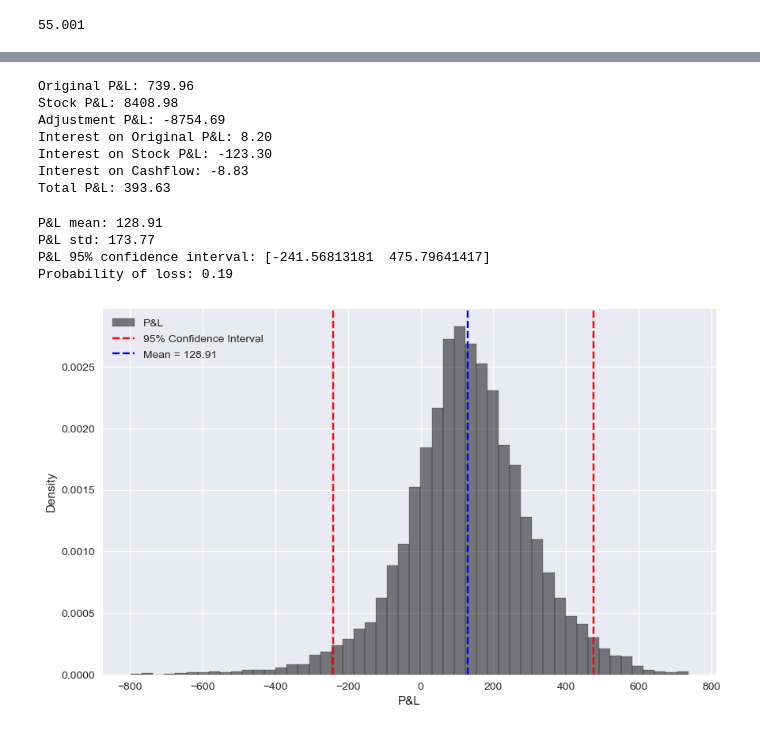
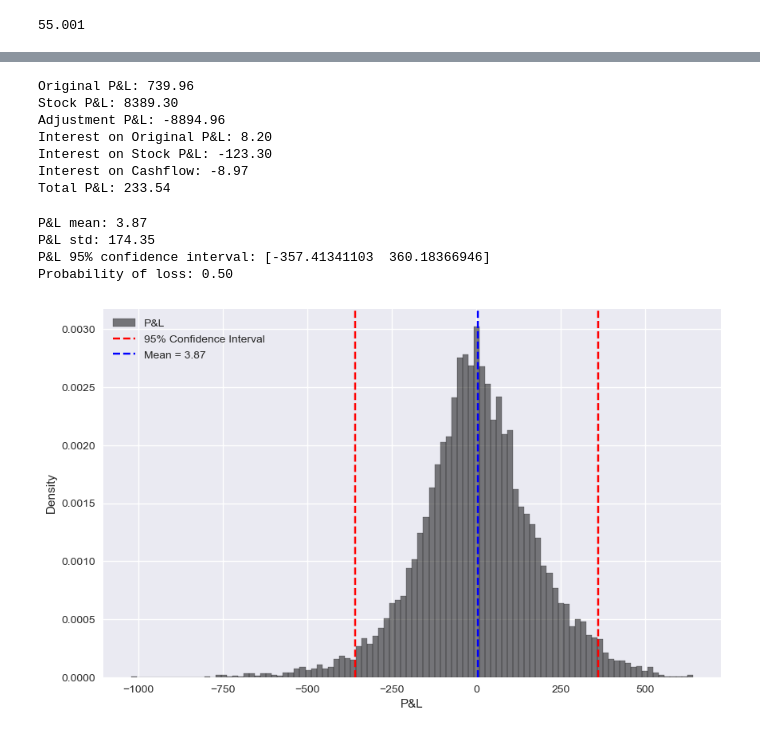
Before and after one commit to mikeal888/Hedging_API, a Jupyter notebook: delta_hedging.ipynb, the cells around one changed output, grey strips where cells are left out. Cells and saved outputs as stored; diff of their text form; code cells hidden in the pictures.

```diff
--- a/delta_hedging.ipynb
+++ b/delta_hedging.ipynb
@@ -174,6 +173,7 @@ def MonteCarloPandL(N, S0, K, t, dtau, r, mu, vol_implied, vol_realised, option_
     -------
     PnL: array_like
         Profit and loss of the portfolio
+
     '''
 
     # Compute stock price evolution
@@ -191,7 +191,7 @@ def MonteCarloPandL(N, S0, K, t, dtau, r, mu, vol_implied, vol_realised, option_
     d_delta = np.diff(deltat, axis=1)
 
     # Compute P&L on option
-    option_PandL = 100*(Ct[:, 0])
+    option_premium = 100*(Ct[:, 0])
     option_interest = 100*Ct[:, 0] * r * t[-1]
 
     # compute cashfolow adjustments for delta hedging
@@ -199,14 +199,17 @@ def MonteCarloPandL(N, S0, K, t, dtau, r, mu, vol_implied, vol_realised, option_
     cashflow_interest = cashflow*r*t[-1]
 
     # Compute profit and loss on stocks hedge
-    stock_PandL = dr*(K * deltat[:, -1] - deltat[:, 0] * St[:, 0])
+    stock_PandL = (K * deltat[:, -1] - deltat[:, 0] * St[:, 0])
+
+    # interest on intial stock borrowed from the Money market
+    stock_interest = -deltat[:, 0] * St[:, 0] * r * t[-1]
 
     # Sum all P&L
-    total_cashflow = option_PandL + cashflow + stock_PandL
-    total_interest = option_interest + cashflow_interest
+    total_cashflow = option_premium + cashflow + stock_PandL
+    total_interest = option_interest + cashflow_interest + stock_interest
 
     # Return total P&L
-    return total_cashflow + total_interest
+    return total_cashflow + total_interest, St
 # %%
 N = 1
 
@@ -286,7 +291,8 @@ cashflow = df['Adjustment Cashflow'].sum()
 cashflow_interest = df['Interest on Adjustment'].sum()
 
 # original stock p and l
-stock_panl =  - (dr*K * df['Delta'].values[-1] - df['Stock Price'].values[0] * df['Delta'].values[0])
+stock_panl =  - (K * df['Delta'].values[-1] - df['Stock Price'].values[0] * df['Delta'].values[0])
+# stock_panl = -df['Delta'].values[0] *( df['Stock Price'].values[-1] -  df['Stock Price'].values[0])
 stock_interest = (df['Delta'].values[0])*(S0) * r_t*tau_trading
 
 total_cashflow = PandL + cashflow + stock_panl
@@ -304,14 +310,14 @@ print(f'Interest on Cashflow: {cashflow_interest:.2f}')
 print(f'Total P&L: {total:.2f}')
 # %% [output]
 Original P&L: 739.96
-Stock P&L: 8408.98
-Adjustment P&L: -8754.69
+Stock P&L: 8389.30
+Adjustment P&L: -8894.96
 Interest on Original P&L: 8.20
 Interest on Stock P&L: -123.30
-Interest on Cashflow: -8.83
-Total P&L: 393.63
+Interest on Cashflow: -8.97
+Total P&L: 233.54
 # %%
-PanL = MonteCarloPandL(10000, S0, K, t, dtau, r_t, 0.00, vol, vol, option_type='call')
+PanL, St = MonteCarloPandL(10000, S0, S0, t, dtau, r_t, 0.00, vol, vol, option_type='call')
 
 # Compute mean and standard deviation of P&L
 mean = PanL.mean()
@@ -328,24 +334,24 @@ print(f'P&L std: {std:.2f}')
 print(f'P&L 95% confidence interval: {conf_int}')
 print(f'Probability of loss: {prob_loss:.2f}')
 # %% [output]
-P&L mean: 128.91
-P&L std: 173.77
-P&L 95% confidence interval: [-241.56813181  475.79641417]
-Probability of loss: 0.19
+P&L mean: 3.87
+P&L std: 174.35
+P&L 95% confidence interval: [-357.41341103  360.18366946]
+Probability of loss: 0.50
 # %%
 fig = plt.figure(figsize=(10, 6))
 
-plt.hist(PanL, bins=50, density=True, label='P&L', color='k', alpha=0.5, edgecolor='k')
+plt.hist(PanL, bins=100, density=True, label='P&L', color='k', alpha=0.5, edgecolor='k')
 
 plt.axvline(conf_int[0], color='r', linestyle='--', label='95% Confidence Interval')
 plt.axvline(conf_int[1], color='r', linestyle='--')
 plt.axvline(mean, color='b', linestyle='--', label='Mean = {:.2f}'.format(mean))
 plt.xlabel('P&L')
 plt.ylabel('Density')
 
 plt.legend()
 
 
 plt.show()
 # %% [output]
-[figure, old version]
+[figure, new version]
```
Also changed, not shown: parts of 7 cells of this notebook, 2 other files.
